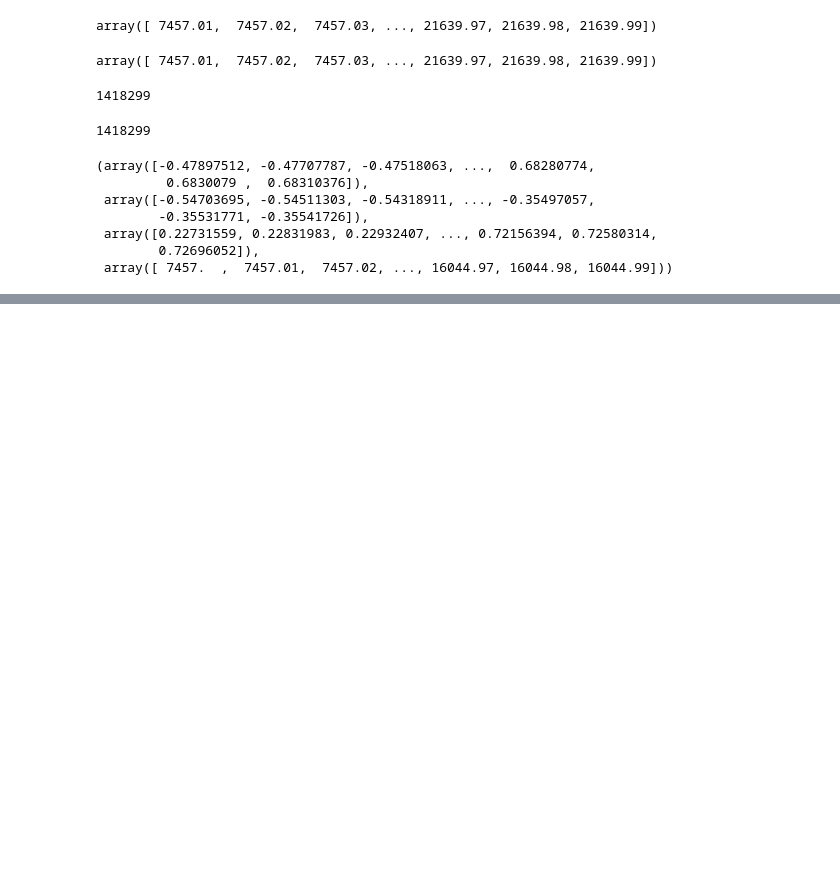
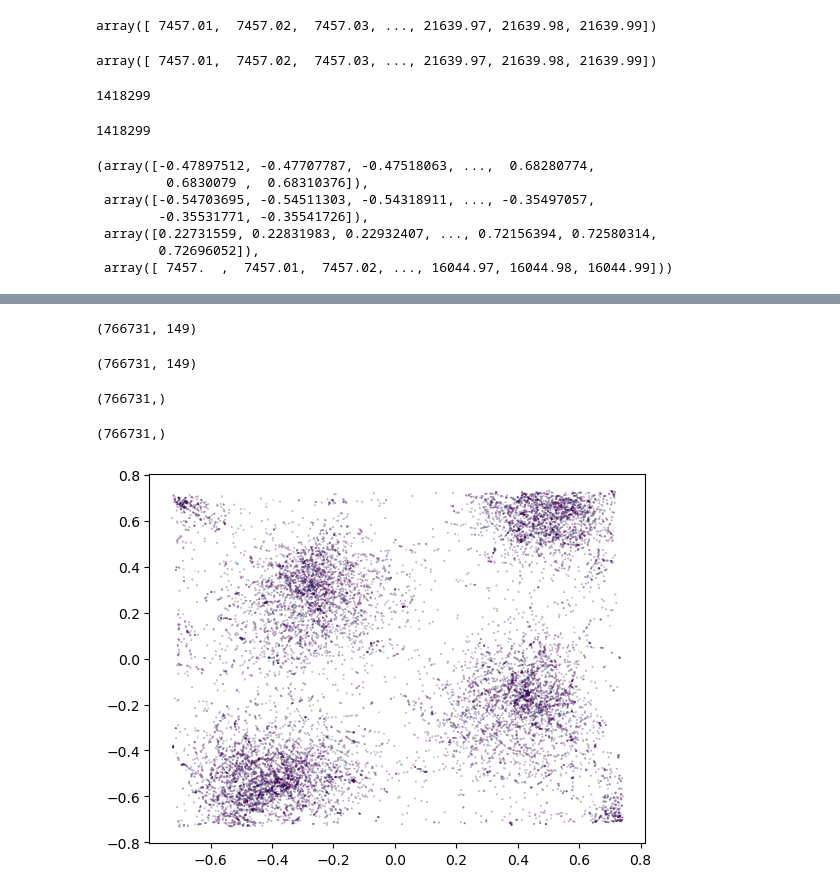
Before and after one commit to gdepaul/ToroidalTopologyReexamined, a Jupyter notebook: Opening the Data.ipynb, the cells around one changed output, grey strips where cells are left out. Saved outputs shown, nothing was run; the diff lists cells and outputs as text; code cells hidden in the pictures; blank space fills up the shorter version.

```diff
--- a/Opening the Data.ipynb
+++ b/Opening the Data.ipynb
@@ -297,0 +177,24 @@ ax.set_aspect('equal', 'box')
+# %%
+spikes_all.shape
+# %% [output]
+(766731, 149)
+# %%
+spikes_all.shape
+# %% [output]
+(766731, 149)
+# %%
+xx.shape
+# %% [output]
+(766731,)
+# %%
+yy.shape
+# %% [output]
+(766731,)
+# %%
+k = 17
+
+indices = spikes_all[:,k] > 0
+plt.scatter(xx[indices], yy[indices], s=0.1, c=spikes_all[indices,k], alpha=0.5)
+plt.show()
+# %% [output]
+[figure, added]
```
Also changed, not shown: parts of 9 cells of this notebook.
